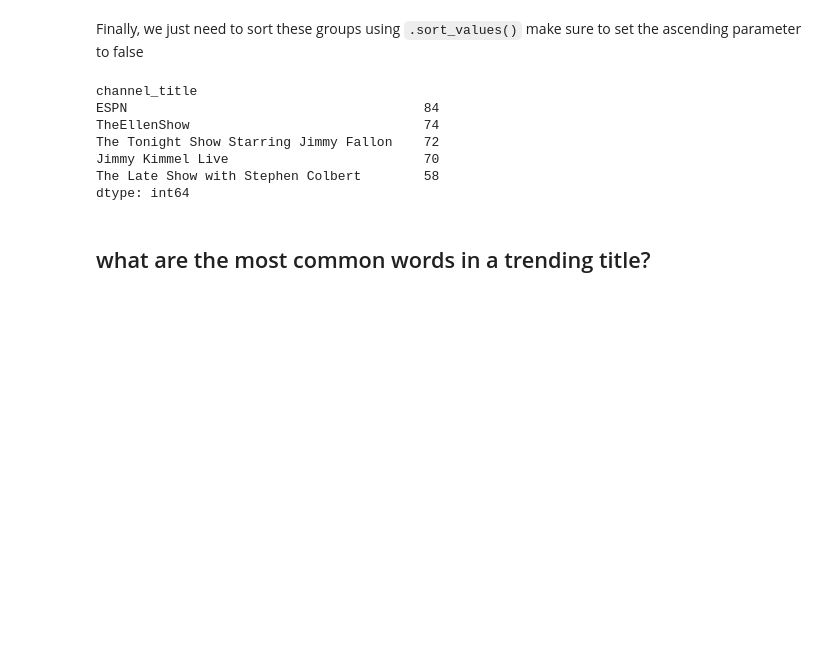
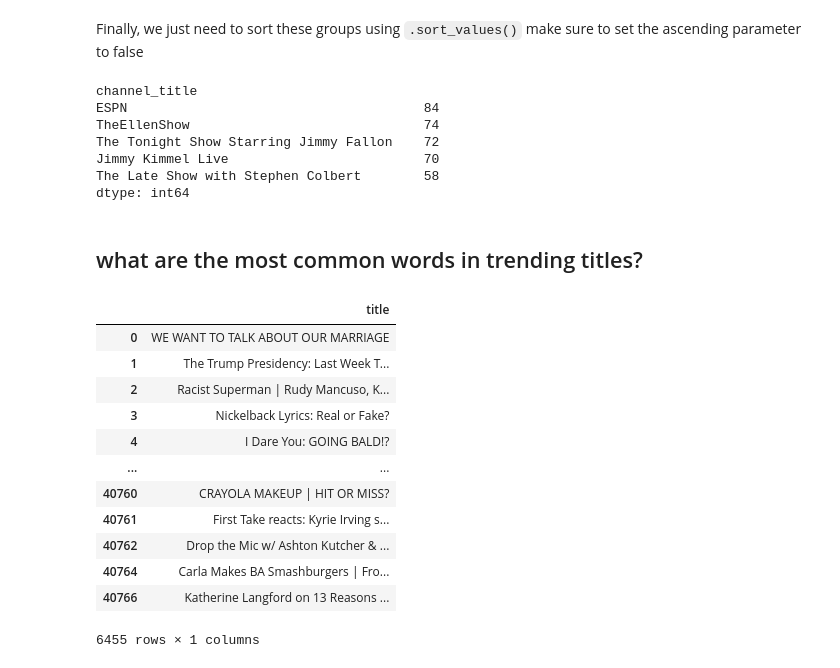
Before and after one commit to Wacboss1/khlabs-intro-to-data-analysis, a Jupyter notebook: intro-to-data-analysis.ipynb, the cells around one changed output. Saved outputs shown, nothing was run; the diff lists cells and outputs as text; code cells hidden in the pictures; blank space fills up the shorter version.

```diff
--- a/intro-to-data-analysis.ipynb
+++ b/intro-to-data-analysis.ipynb
@@ -183,4 +183,21 @@ Jimmy Kimmel Live                         70
 The Late Show with Stephen Colbert        58
 dtype: int64
 # %% [markdown]
-## what are the most common words in a trending title?
+## what are the most common words in trending titles?
+# %%
+titles = youtube_data.drop_duplicates(['title'])['title'].to_frame()
+titles
+# %% [output]
+|  | title |
+| 0 | WE WANT TO TALK ABOUT OUR MARRIAGE |
+| 1 | The Trump Presidency: Last Week T... |
+| 2 | Racist Superman | Rudy Mancuso, K... |
+| 3 | Nickelback Lyrics: Real or Fake? |
+| 4 | I Dare You: GOING BALD!? |
+| ... | ... |
+| 40760 | CRAYOLA MAKEUP | HIT OR MISS? |
+| 40761 | First Take reacts: Kyrie Irving s... |
+| 40762 | Drop the Mic w/ Ashton Kutcher & ... |
+| 40764 | Carla Makes BA Smashburgers | Fro... |
+| 40766 | Katherine Langford on 13 Reasons ... |
+6455 rows × 1 columns
```
Also changed, not shown: parts of 7 cells of this notebook.
